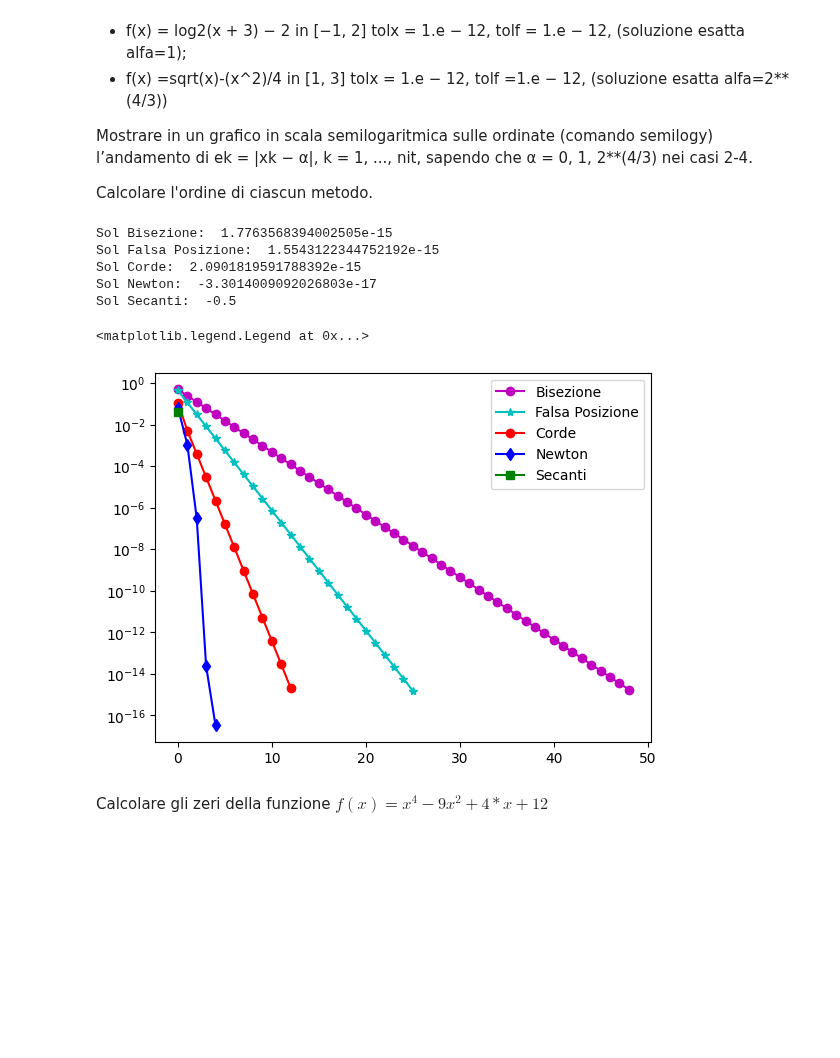
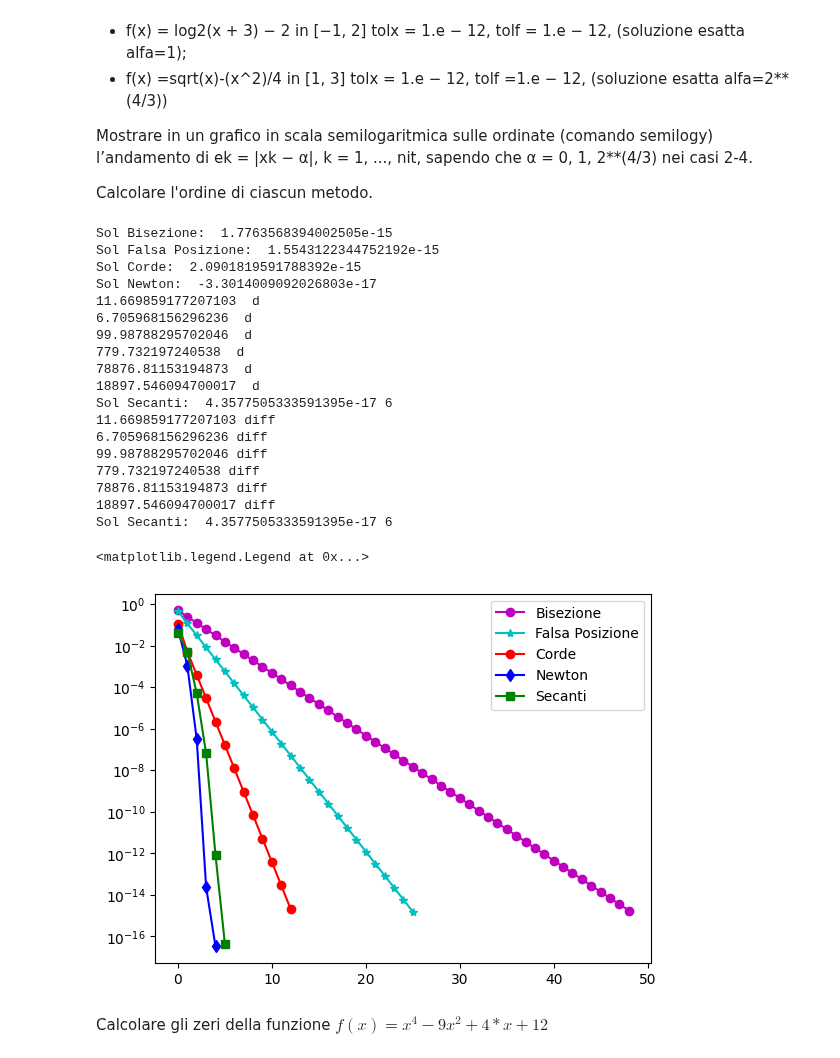
Before and after one commit to delpiter/Numerical_Methods_for_AI, a Jupyter notebook: lab7/Laboratorio7-Soluzioni.ipynb, the cells around one changed output. Drawn from its saved outputs; the diff is of its cells as text; code cells hidden in the pictures; blank space fills up the shorter version.

```diff
--- a/lab7/Laboratorio7-Soluzioni.ipynb
+++ b/lab7/Laboratorio7-Soluzioni.ipynb
@@ -199,6 +199,7 @@ def secanti(fname,xm1,x0,tolx,tolf,nmax):
                 errorex=abs(d)/abs(x1)
             else:
                 errorex=abs(d)
+            print(errorex,' d')
             erroref=np.abs(fx1)
             xm1=x0
             x0=x1
@@ -210,6 +211,38 @@ def secanti(fname,xm1,x0,tolx,tolf,nmax):
            print('Secanti: raggiunto massimo numero di iterazioni \n')
 
         return x1,it,xk
+def secanti1(fname,xm1,x0,tolx,tolf,nmax):
+        xk=[]
+
+        it=0
+        errorex=1+tolx
+        erroref=1+tolf
+        while errorex>=tolx and erroref>=tolf and it<nmax:
+
+            fxm1=f(xm1)
+            fx0=f(x0)
+            d=f(x0)*(x0-xm1)/(fx0-fxm1)
+
+            x1=x0-d
+
+            fx1=fname(x1)
+            xk.append(x1);
+            if x1!=0:
+                errorex=abs(d)/abs(x1)
+            else:
+                errorex=abs(d)
+            print(errorex,'diff')
+            erroref=abs(fx1)
+            xm1=x0
+            x0=x1
+
+            it=it+1;
+
+
+        if it==nmax:
+           print('Secanti: raggiunto massimo numero di iterazioni \n')
+
+        return x1,it,xk
 # %%
 def stima_ordine(xk,iterazioni):
      #Vedi dispensa allegata per la spiegazione
@@ -243,36 +276,51 @@ print("Sol Falsa Posizione: ", x1_f)
 #print("Ordine Falsa posizione ",stima_ordine(xk_f,it_f))
 
 coeff_ang=(f(b)-f(a))/(b-a)
 x1_c,it_c,xk_c=corde(f,coeff_ang,x0,tolx,tolf,nmax)
 print("Sol Corde: ", x1_c)
 #print("Ordine Corde ",stima_ordine(xk_c,it_c))
 x1_n,it_n,xk_n=newton(f,fp,x0,tolx,tolf,nmax)
 print("Sol Newton: ", x1_n)
 #print("Ordine Newton ",stima_ordine(xk_n,it_n))
 x1_s,it_s,xk_s=secanti(f,xm1,x0,tolx,tolf,nmax)
-print("Sol Secanti: ", x1_s)
+print("Sol Secanti: ", x1_s,it_s)
+x1_s1,it_s1,xk_s1=secanti1(f,xm1,x0,tolx,tolf,nmax)
+print("Sol Secanti: ", x1_s1,it_s1)
 #print("Ordine Secanti ",stima_ordine(xk_s,it_s))
 
 xk_b=np.array(xk_b)
 e_b=np.abs(xk_b-alfa)
 xk_f=np.array(xk_f)
 e_f=np.abs(xk_f-alfa)
 xk_c=np.array(xk_c)
 e_c=np.abs(xk_c-alfa)
 xk_n=np.array(xk_n)
 e_n=np.abs(xk_n-alfa)
 xk_s=np.array(xk_s)
 e_s=np.abs(xk_s-alfa)
 plt.semilogy(range(it_b),e_b,'mo-',range(it_f),e_f,'c*-',range(it_c),e_c,'ro-',range(it_n),e_n,'db-',range(it_s),e_s,'gs-')
 plt.legend(['Bisezione','Falsa Posizione','Corde','Newton','Secanti'])
 # %% [output]
 Sol Bisezione:  1.7763568394002505e-15
 Sol Falsa Posizione:  1.5543122344752192e-15
 Sol Corde:  2.0901819591788392e-15
 Sol Newton:  -3.3014009092026803e-17
-Sol Secanti:  -0.5
+11.669859177207103  d
+6.705968156296236  d
+99.98788295702046  d
+779.732197240538  d
+78876.81153194873  d
+18897.546094700017  d
+Sol Secanti:  4.3577505333591395e-17 6
+11.669859177207103 diff
+6.705968156296236 diff
+99.98788295702046 diff
+779.732197240538 diff
+78876.81153194873 diff
+18897.546094700017 diff
+Sol Secanti:  4.3577505333591395e-17 6
 <matplotlib.legend.Legend at 0x...>
-[figure, old version]
+[figure, new version]
 # %% [markdown]
 Calcolare gli zeri della funzione $f(x)=x^4-9x^2+4*x+12$
 # %%
```
Also changed, not shown: parts of 4 cells of this notebook, 8 other files.
